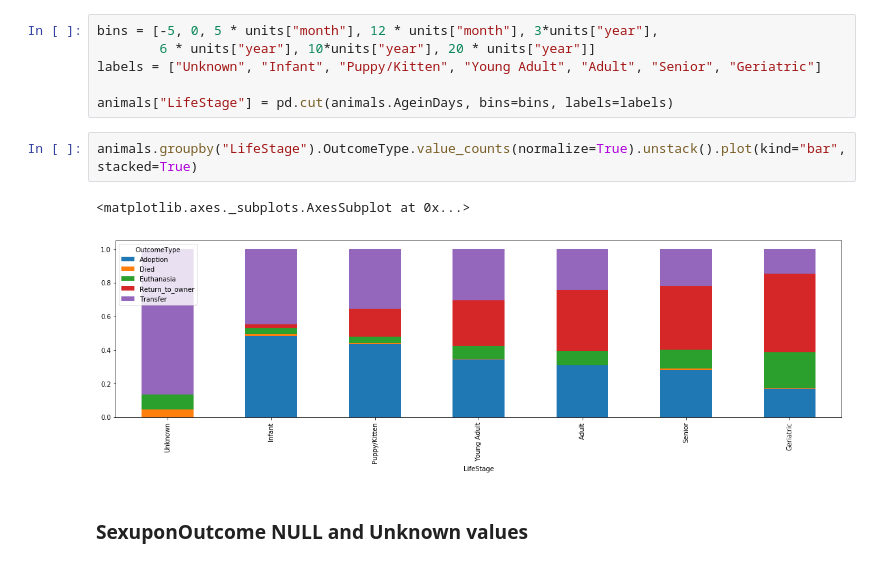
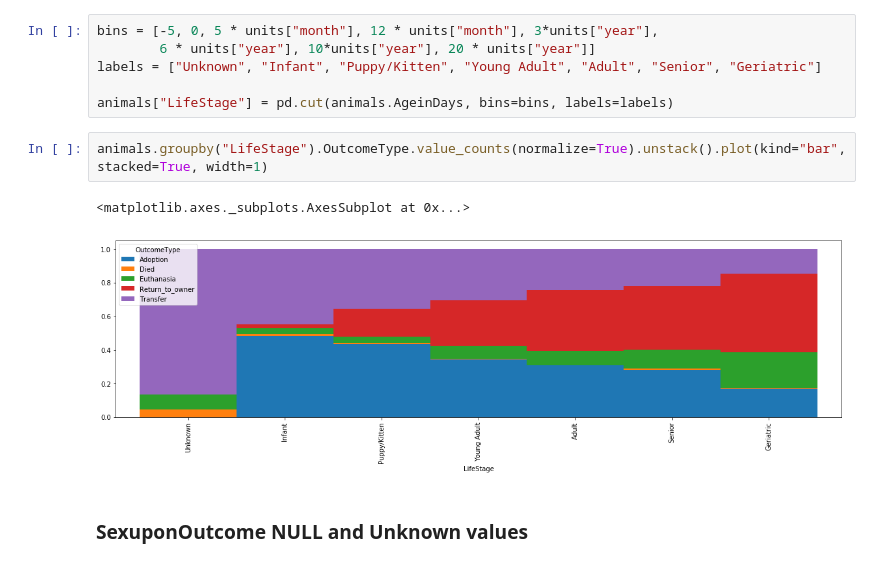
Before and after one commit to mspinelli/animal_shelter, a Jupyter notebook: DataExplore.ipynb, the cells around one changed output. Saved outputs shown, nothing was run; the diff lists cells and outputs as text.

```diff
--- a/DataExplore.ipynb
+++ b/DataExplore.ipynb
@@ -200,10 +200,10 @@ labels = ["Unknown", "Infant", "Puppy/Kitten", "Young Adult", "Adult", "Senior",
 
 animals["LifeStage"] = pd.cut(animals.AgeinDays, bins=bins, labels=labels)
 # %%
-animals.groupby("LifeStage").OutcomeType.value_counts(normalize=True).unstack().plot(kind="bar", stacked=True)
+animals.groupby("LifeStage").OutcomeType.value_counts(normalize=True).unstack().plot(kind="bar", stacked=True, width=1)
 # %% [output]
 <matplotlib.axes._subplots.AxesSubplot at 0x...>
-[figure, old version]
+[figure, new version]
 # %% [markdown]
 ### SexuponOutcome NULL and Unknown values
 # %%
```
Also changed, not shown: parts of 47 cells of this notebook, 2 other files.
